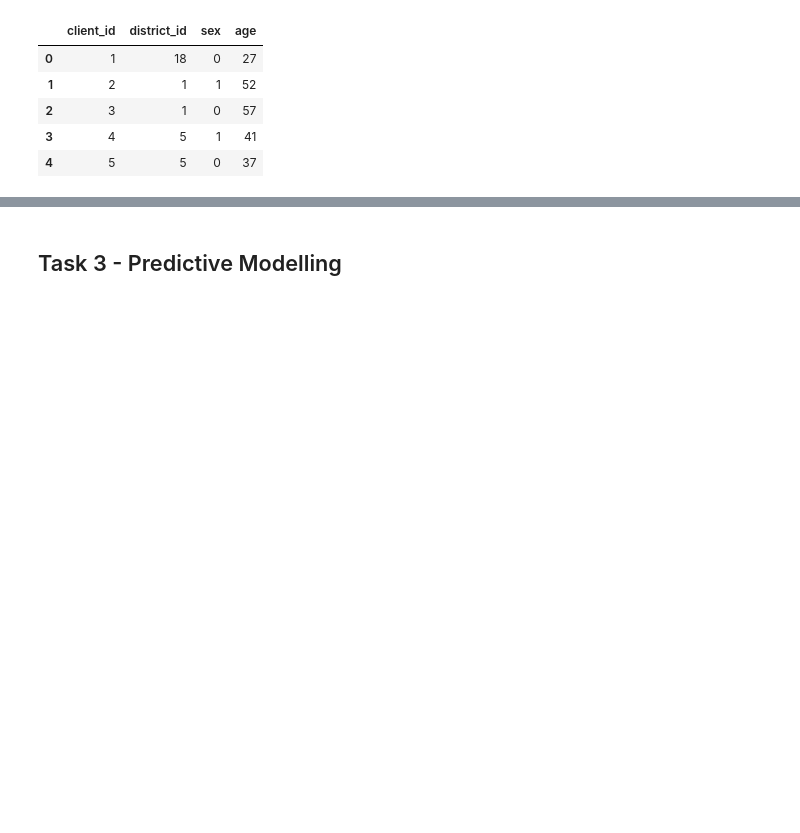
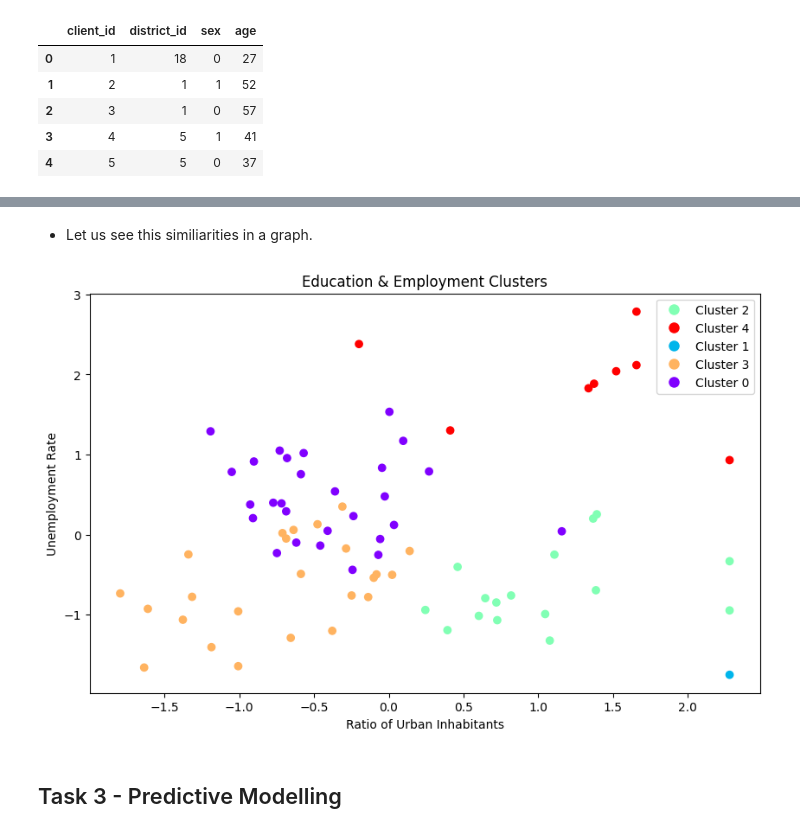
Before and after one commit to DanielaTomas/FCUP-DM1, a Jupyter notebook: DM1.ipynb, the cells around one changed output, grey strips where cells are left out. Drawn from its saved outputs; the diff is of its cells as text; code cells hidden in the pictures; blank space fills up the shorter version.

```diff
--- a/DM1.ipynb
+++ b/DM1.ipynb
@@ -984,0 +1177,26 @@ client.head()
+# %%
+from sklearn.cluster import KMeans
+
+# Assuming 'district_cluster' is your DataFrame with relevant data
+
+# Education and Employment factors
+education_employment_data = district_cluster[['ratio of urban inhabitants', 'unemployment rate', 'no. of inhabitants', 'no. of enterpreneurs per 1000 inhabitants']]
+
+# Normalize the data
+education_employment_normalized = (education_employment_data - education_employment_data.mean()) / education_employment_data.std()
+
+# Perform K-means clustering for Education and Employment features
+education_employment_kmeans = KMeans(n_clusters=5, random_state=0)
+education_employment_kmeans.fit(education_employment_normalized)
+education_employment_cluster_labels = education_employment_kmeans.labels_
+
+# Merge cluster labels with district names
+district_names = district_cluster[['code', 'name', 'region']]
+district_clusters_with_names = pd.concat([district_names, pd.DataFrame(education_employment_cluster_labels, columns=['education_employment_cluster'])], axis=1)
+
+# Print clusters for Education and Employment features
+for cluster in range(5):
+    print(f"Educational & Employment Cluster - {cluster}:")
+    districts = district_clusters_with_names[district_clusters_with_names['education_employment_cluster'] == cluster]
+    print(districts[['code', 'name']])
+    print()
@@ -985,3 +1221,20 @@ client.head()
+# %% [markdown]
+* Let us see this similiarities in a graph.
+# %%
+plt.figure(figsize=(10, 6))
+scatter = plt.scatter(education_employment_normalized['ratio of urban inhabitants'], education_employment_normalized['unemployment rate'], c=education_employment_cluster_labels, cmap='rainbow')
+plt.xlabel('Ratio of Urban Inhabitants')
+plt.ylabel('Unemployment Rate')
+plt.title('Education & Employment Clusters')
+# Create a legend for the clusters
+legend_elements = []
+for cluster in sorted_clusters.index:
+    legend_elements.append(plt.Line2D([0], [0], marker='o', color='w', label=f'Cluster {cluster}', markerfacecolor=scatter.cmap(cluster/4), markersize=10))
+
+plt.legend(handles=legend_elements)
+plt.show()
+# %% [output]
+[figure, added]
 # %% [markdown]
 ## Task 3 - Predictive Modelling
 # %% [markdown]
```
Also changed, not shown: parts of 25 cells of this notebook.
